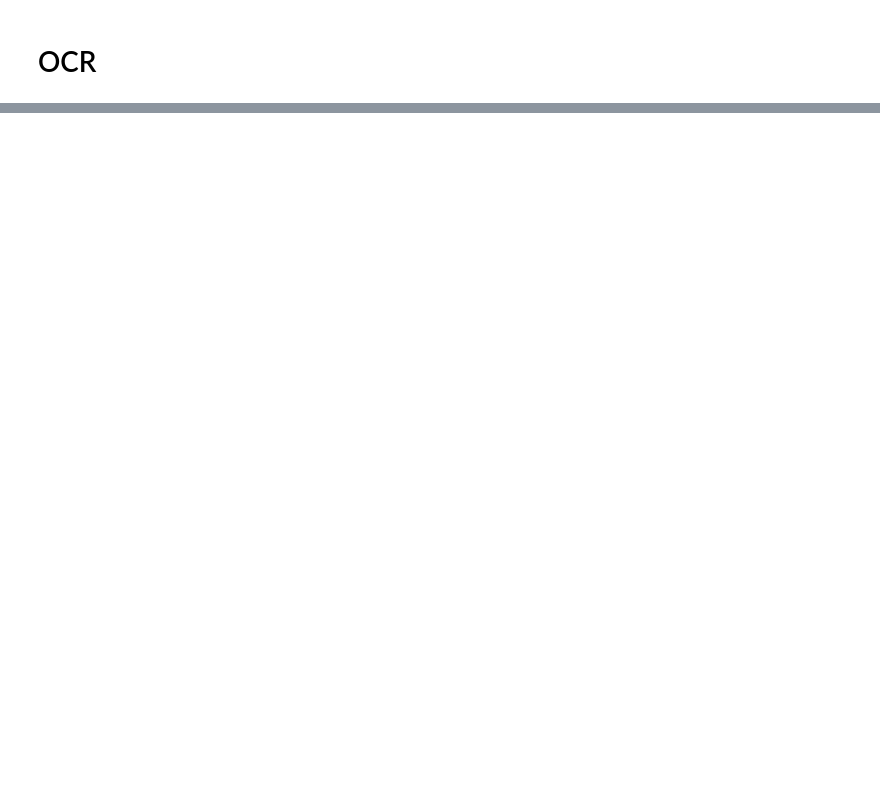
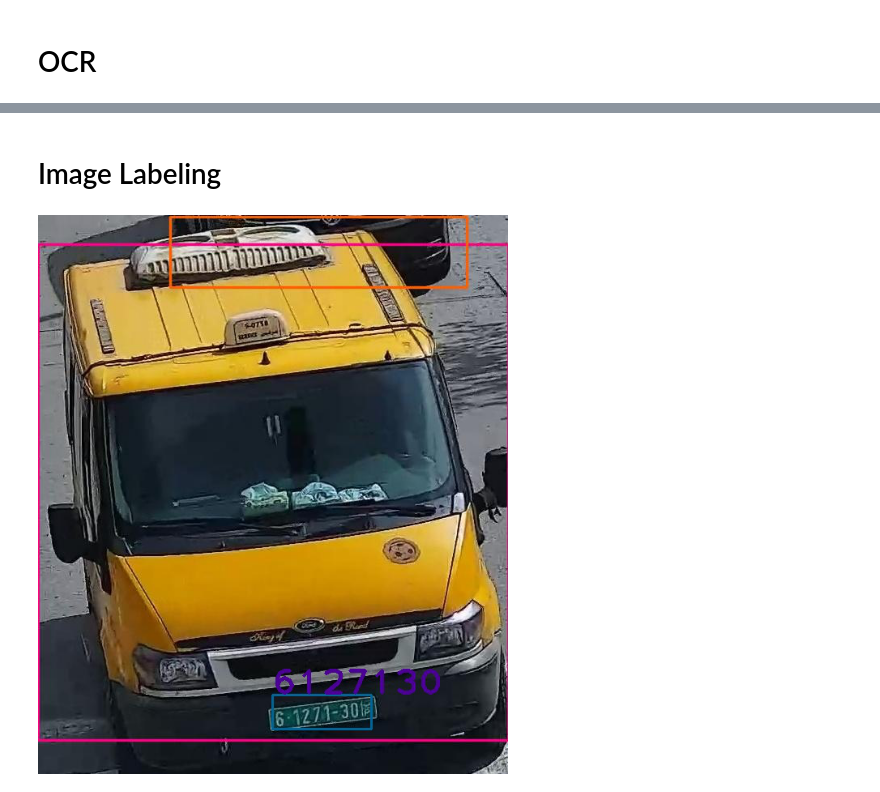
Before and after one commit to MajdTaweel/cv-project-2, a Jupyter notebook: main.ipynb, the cells around one changed output, grey strips where cells are left out. Cells and saved outputs as stored; diff of their text form; code cells hidden in the pictures; blank space fills up the shorter version.

```diff
--- a/main.ipynb
+++ b/main.ipynb
@@ -138,8 +138,13 @@ img = Image.open(imgname)
 # %% [markdown]
 # Vehicle Detection
 # %%
+!rm cars/* carsDetect/*
+
 start = time.time()
-detections = yolo.detectCustomObjectsFromImage(
+
+custom = vehicleDetector.CustomObjects(car=True, truck=True, bus=True, motorcycle=True)
+
+detections = vehicleDetector.detectCustomObjectsFromImage(
     custom_objects=custom,
     input_image=imgname,
     output_image_path='vehicles.jpg',
@@ -148,10 +153,14 @@ detections = yolo.detectCustomObjectsFromImage(
     display_object_name=False
   )
 
-cars = []
+vehicles = {}
 for i,detection in enumerate(detections):
   car = img.crop(detection["box_points"])
-  car.save(f'cars/car{i}.jpg')
+  carname = f'car{i}'
+  vehicles[carname] = {
+      'bb': detection['box_points'],
+  }
+  car.save(f'cars/{carname}.jpg')
   print(detection["name"] , " : " , detection["percentage_probability"], detection["box_points"])
 
 print('sec',time.time() - start)
@@ -222,0 +238,38 @@ layer     filters    size              input                output
+# %% [markdown]
+# Image Labeling
+# %%
+import os
+import cv2 as cv
+
+filenames = os.listdir('plates')
+
+for filename in filenames:
+  if filename.endswith('.txt'):
+    with open(f'plates/{filename}', 'r') as f:
+      vehicles[filename[:-11]]['plates'][filename[:-8]]['number'] = f.readline().strip()
+
+vimg = cv.imread('vehicles.jpg')
+
+for vehicle in vehicles:
+  plates_keys = list(vehicles[vehicle]['plates'].keys())
+  for plate in plates_keys:
+    if vehicles[vehicle]['plates'][plate].get('number'):
+      x1, y1, x2, y2 = vehicles[vehicle]['plates'][plate]['bb']
+      cv.rectangle(vimg, (x1, y1), (x2, y2), (150, 100, 0), 2)
+      cv.putText(
+          vimg,
+          vehicles[vehicle]['plates'][plate]['number'],
+          (x1, y1),
+          cv.FONT_HERSHEY_PLAIN,
+          3.0,
+          (150, 0, 75),
+          4
+        )
+    else:
+      vehicles[vehicle]['plates'].pop(plate)
+
+cv.imwrite('vehicles-and-plates.jpg', vimg)
+
+Image.open('vehicles-and-plates.jpg')
+# %% [output]
+[figure, added]
```
Also changed, not shown: parts of 7 cells of this notebook.
